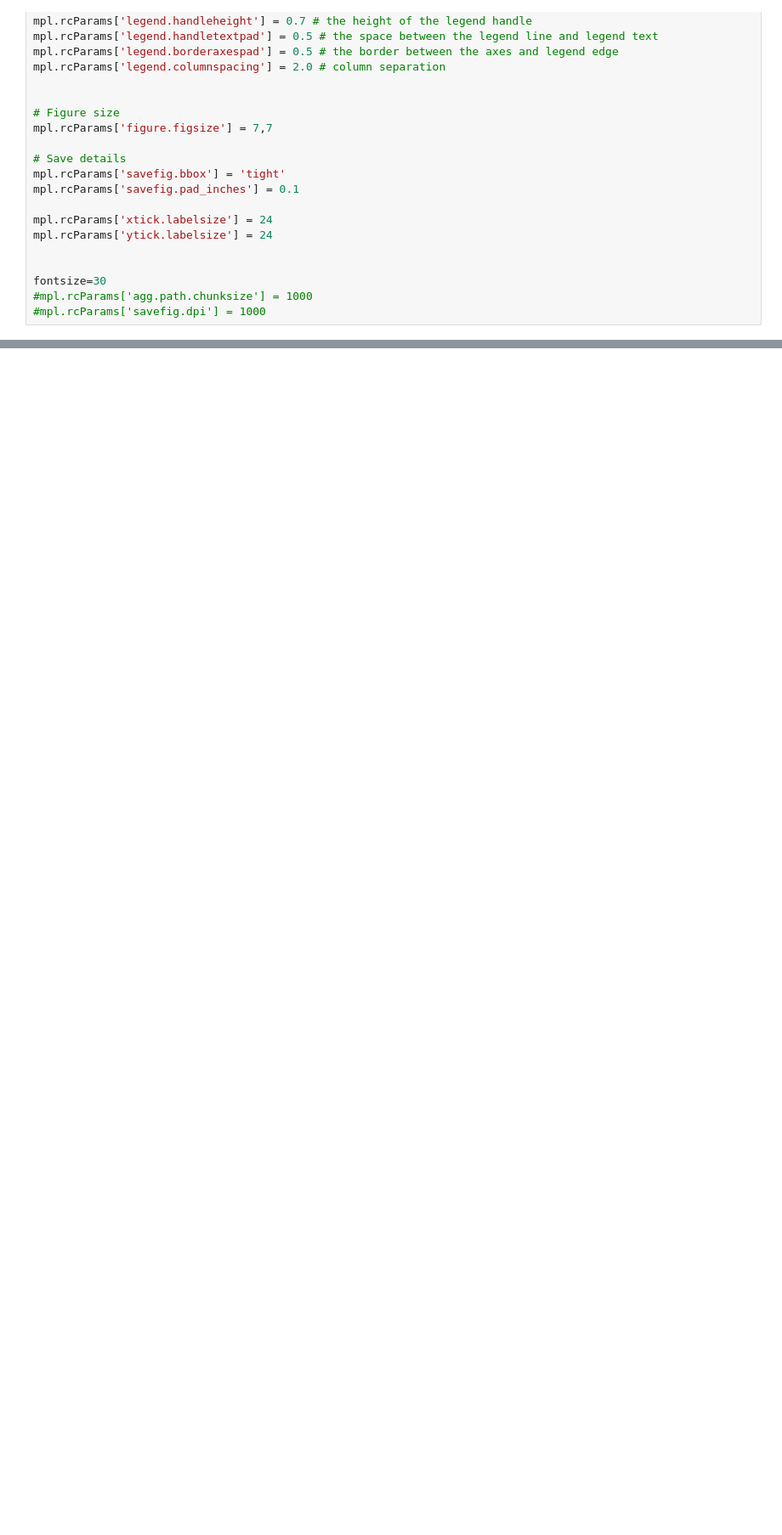
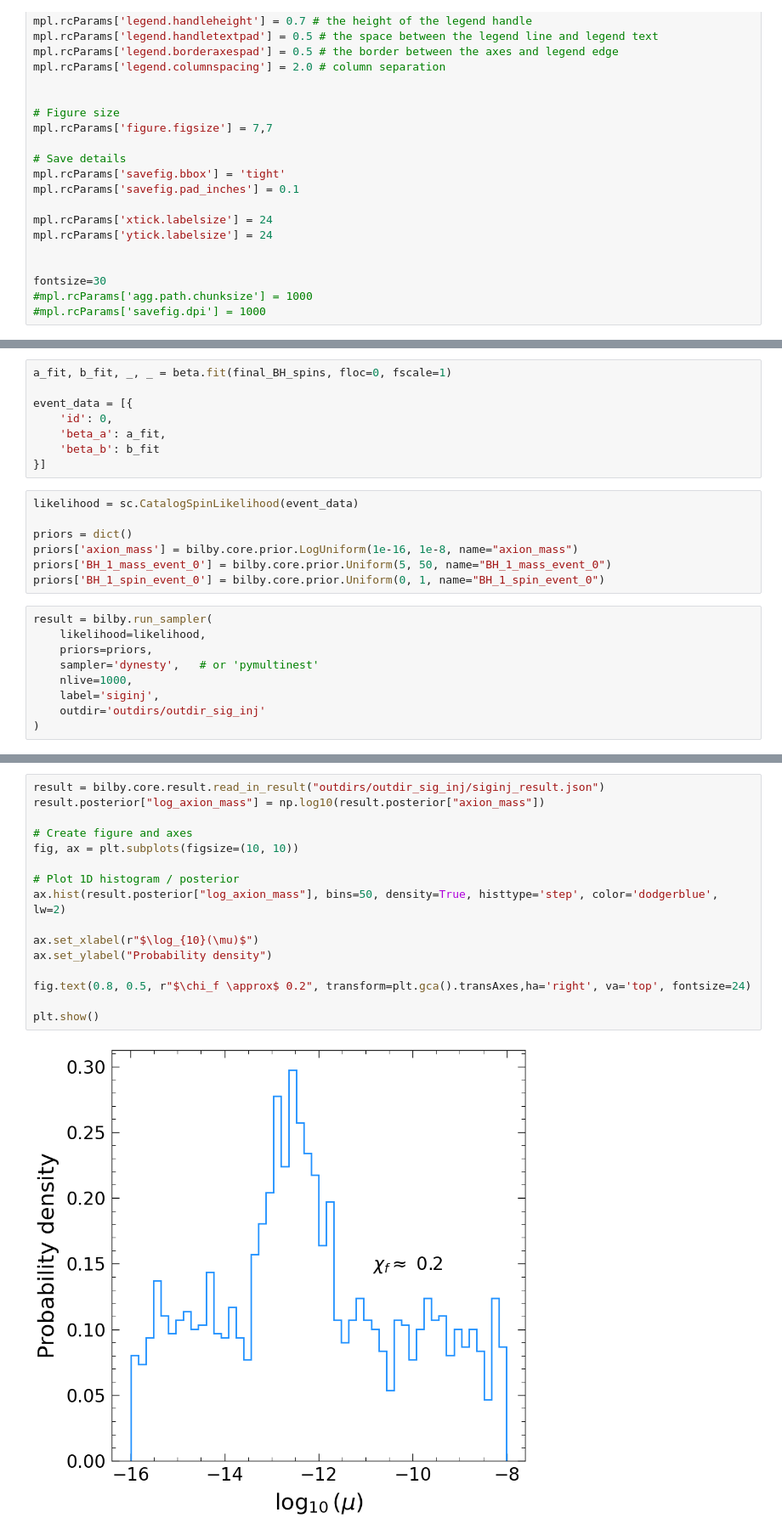
Before and after one commit to clwelch03/BH-superradiance, a Jupyter notebook: src/signal_injection.ipynb, the cells around one changed output, grey strips where cells are left out. Shown at 85% size. Drawn from its saved outputs; the diff is of its cells as text; blank space fills up the shorter version.

Commit message:
first time trying to use nersc having predictable results

```diff
--- a/src/signal_injection.ipynb
+++ b/src/signal_injection.ipynb
@@ -149,0 +175,24 @@ plt.show()
+# %%
+a_fit, b_fit, _, _ = beta.fit(final_BH_spins, floc=0, fscale=1)
+
+event_data = [{
+    'id': 0,
+    'beta_a': a_fit,
+    'beta_b': b_fit
+}]
+# %%
+likelihood = sc.CatalogSpinLikelihood(event_data)
+
+priors = dict()
+priors['axion_mass'] = bilby.core.prior.LogUniform(1e-16, 1e-8, name="axion_mass")
+priors['BH_1_mass_event_0'] = bilby.core.prior.Uniform(5, 50, name="BH_1_mass_event_0")
+priors['BH_1_spin_event_0'] = bilby.core.prior.Uniform(0, 1, name="BH_1_spin_event_0")
+# %%
+result = bilby.run_sampler(
+    likelihood=likelihood,
+    priors=priors,
+    sampler='dynesty',   # or 'pymultinest'
+    nlive=1000,
+    label='siginj',
+    outdir='outdirs/outdir_sig_inj'
+)
@@ -149,0 +225,18 @@ plt.show()
+# %%
+result = bilby.core.result.read_in_result("outdirs/outdir_sig_inj/siginj_result.json")
+result.posterior["log_axion_mass"] = np.log10(result.posterior["axion_mass"])
+
+# Create figure and axes
+fig, ax = plt.subplots(figsize=(10, 10))
+
+# Plot 1D histogram / posterior
+ax.hist(result.posterior["log_axion_mass"], bins=50, density=True, histtype='step', color='dodgerblue', lw=2)
+
+ax.set_xlabel(r"$\log_{10}(\mu)$")
+ax.set_ylabel("Probability density")
+
+fig.text(0.8, 0.5, r"$\chi_f \approx$ 0.2", transform=plt.gca().transAxes,ha='right', va='top', fontsize=24)
+
+plt.show()
+# %% [output]
+[figure, added]
```
Also changed, not shown: parts of 21 cells of this notebook, 4 other files.
